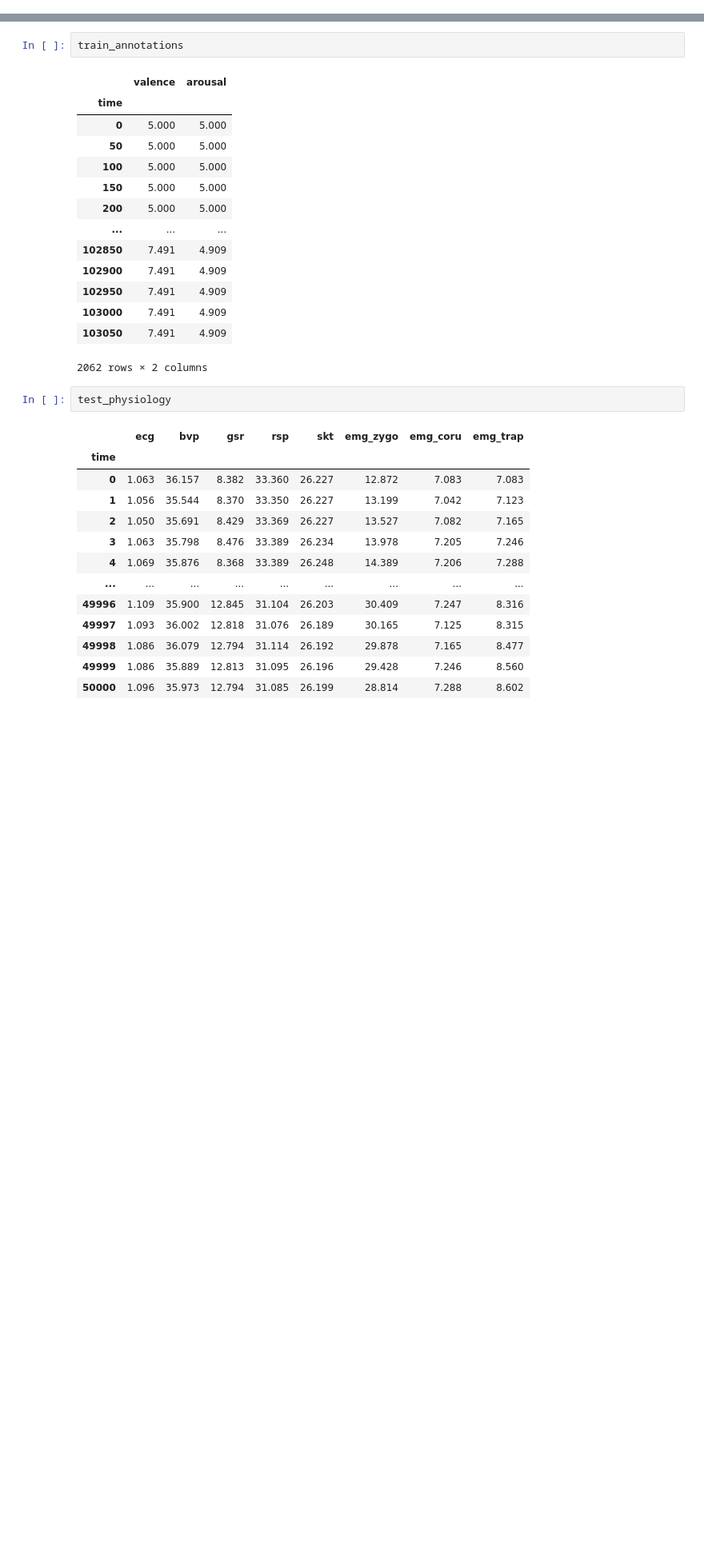
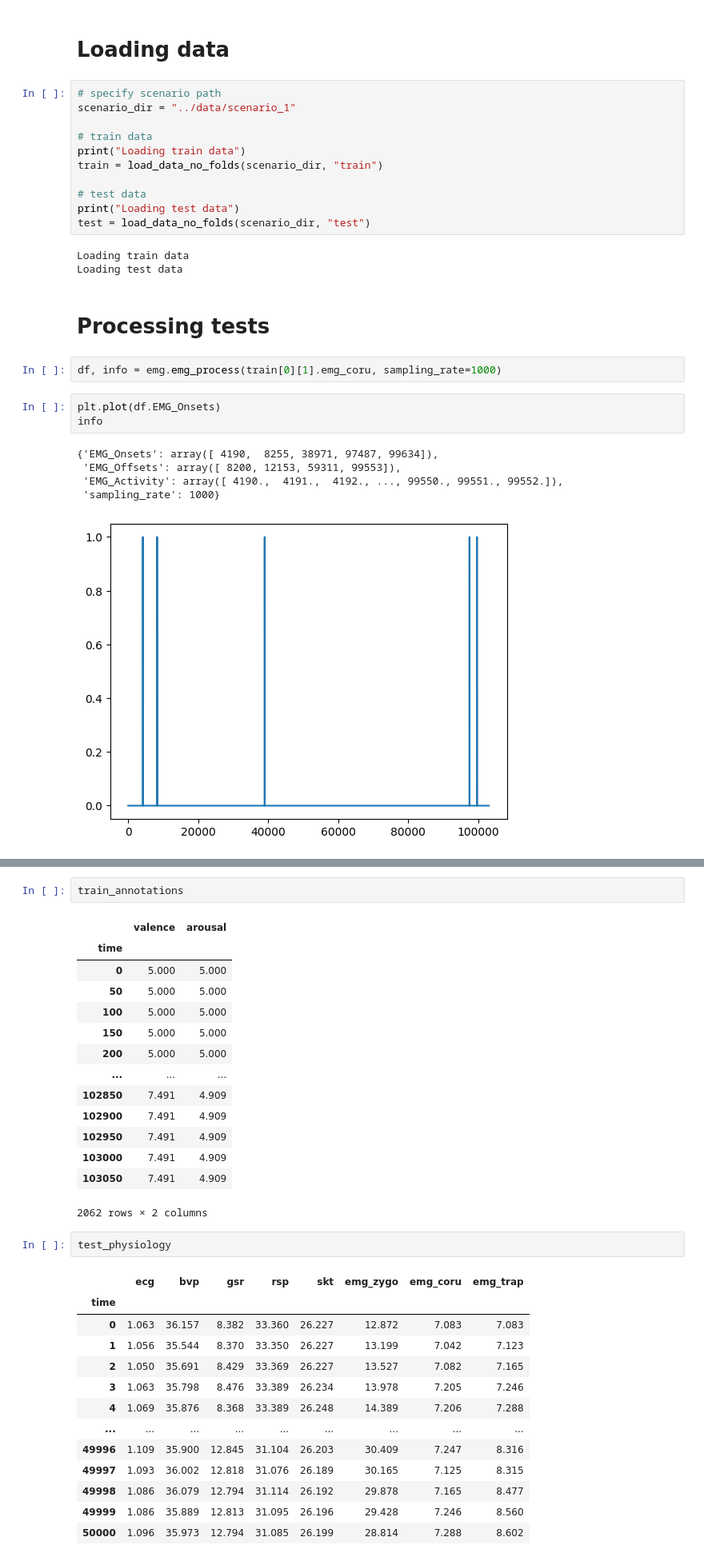
Before and after one commit to MonicaPH/EPiC-2023-competition_CARElab, a Jupyter notebook: CARElab/explore_EMG.ipynb, the cells around one changed output, grey strips where cells are left out. Shown at 80% size. Cells and saved outputs as stored; diff of their text form; blank space fills up the shorter version.

```diff
--- a/CARElab/explore_EMG.ipynb
+++ b/CARElab/explore_EMG.ipynb
@@ -3,0 +94,29 @@ from pathlib import Path
+# %% [markdown]
+# Loading data
+# %%
+# specify scenario path
+scenario_dir = "../data/scenario_1"
+
+# train data
+print("Loading train data")
+train = load_data_no_folds(scenario_dir, "train")
+
+# test data
+print("Loading test data")
+test = load_data_no_folds(scenario_dir, "test")
+# %% [output]
+Loading train data
+Loading test data
+# %% [markdown]
+# Processing tests
+# %%
+df, info = emg.emg_process(train[0][1].emg_coru, sampling_rate=1000)
+# %%
+plt.plot(df.EMG_Onsets)
+info
+# %% [output]
+{'EMG_Onsets': array([ 4190,  8255, 38971, 97487, 99634]),
+ 'EMG_Offsets': array([ 8200, 12153, 59311, 99553]),
+ 'EMG_Activity': array([ 4190.,  4191.,  4192., ..., 99550., 99551., 99552.]),
+ 'sampling_rate': 1000}
+[figure, added]
```
Also changed, not shown: parts of 22 cells of this notebook.
